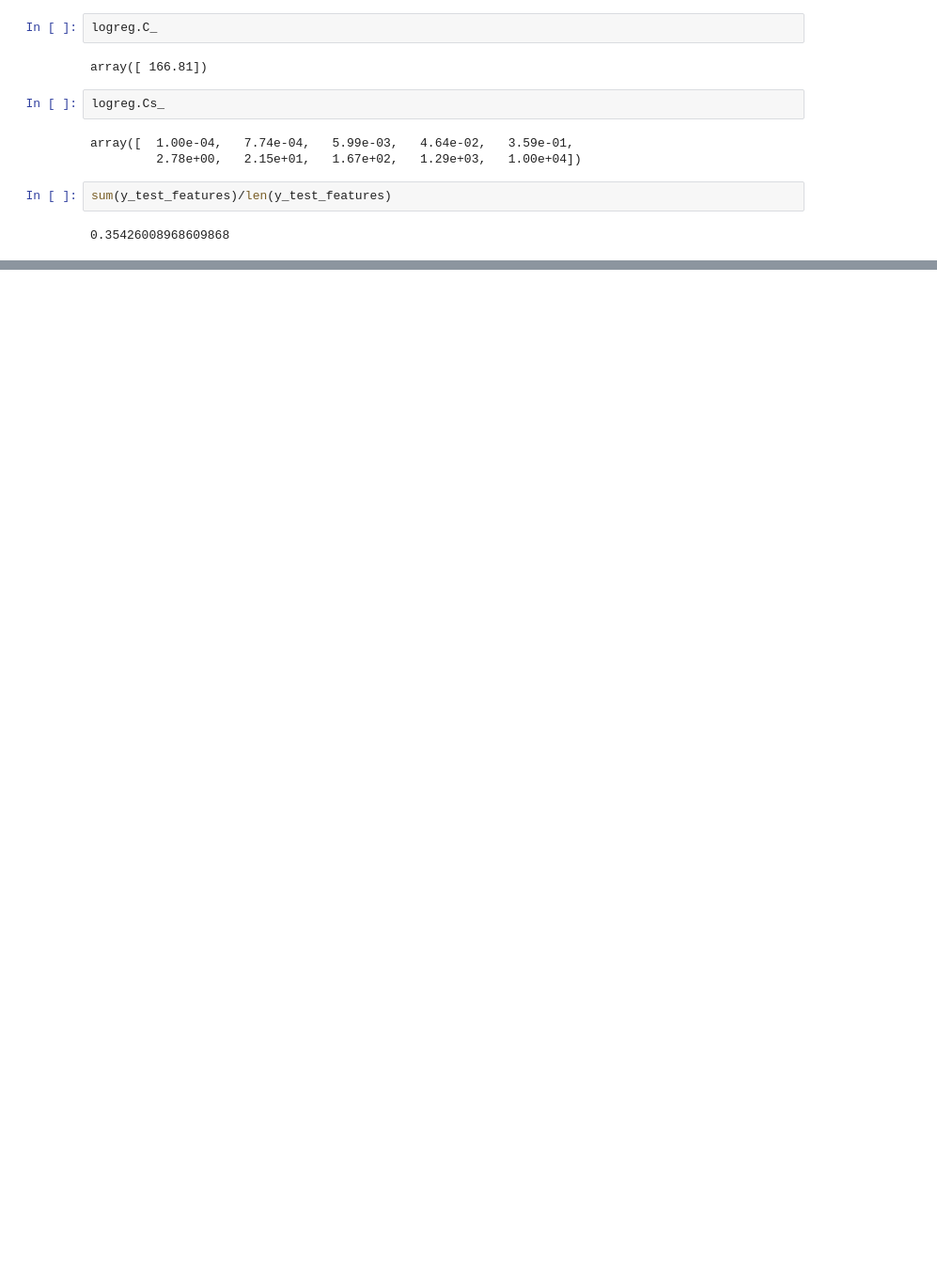
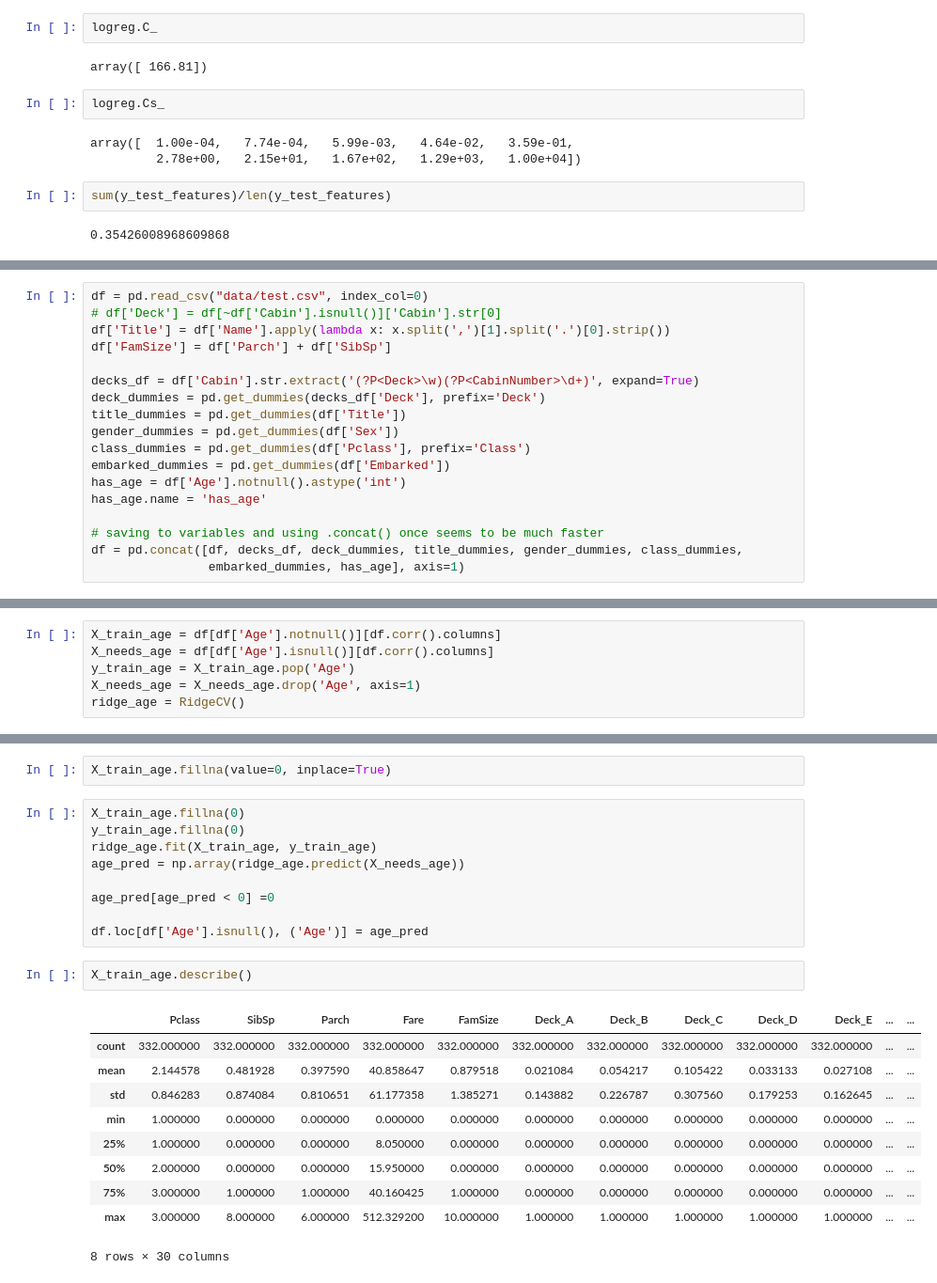
Before and after one commit to dvalp/coding-practice, a Jupyter notebook: kaggle/titanic/Titanic-Notebook.ipynb, the cells around one changed output, grey strips where cells are left out. Shown: that part at 94% size. Saved outputs shown, nothing was run; the diff lists cells and outputs as text; blank space fills up the shorter version.

```diff
--- a/kaggle/titanic/Titanic-Notebook.ipynb
+++ b/kaggle/titanic/Titanic-Notebook.ipynb
@@ -256,0 +313,18 @@ sum(y_test_features)/len(y_test_features)
+# %%
+df = pd.read_csv("data/test.csv", index_col=0)
+# df['Deck'] = df[~df['Cabin'].isnull()]['Cabin'].str[0]
+df['Title'] = df['Name'].apply(lambda x: x.split(',')[1].split('.')[0].strip())
+df['FamSize'] = df['Parch'] + df['SibSp']
+
+decks_df = df['Cabin'].str.extract('(?P<Deck>\w)(?P<CabinNumber>\d+)', expand=True)
+deck_dummies = pd.get_dummies(decks_df['Deck'], prefix='Deck')
+title_dummies = pd.get_dummies(df['Title'])
+gender_dummies = pd.get_dummies(df['Sex'])
+class_dummies = pd.get_dummies(df['Pclass'], prefix='Class')
+embarked_dummies = pd.get_dummies(df['Embarked'])
+has_age = df['Age'].notnull().astype('int')
+has_age.name = 'has_age'
+
+# saving to variables and using .concat() once seems to be much faster
+df = pd.concat([df, decks_df, deck_dummies, title_dummies, gender_dummies, class_dummies,
+                embarked_dummies, has_age], axis=1)
@@ -256,0 +333,6 @@ sum(y_test_features)/len(y_test_features)
+# %%
+X_train_age = df[df['Age'].notnull()][df.corr().columns]
+X_needs_age = df[df['Age'].isnull()][df.corr().columns]
+y_train_age = X_train_age.pop('Age')
+X_needs_age = X_needs_age.drop('Age', axis=1)
+ridge_age = RidgeCV()
@@ -256,0 +359,24 @@ sum(y_test_features)/len(y_test_features)
+# %%
+X_train_age.fillna(value=0, inplace=True)
+# %%
+X_train_age.fillna(0)
+y_train_age.fillna(0)
+ridge_age.fit(X_train_age, y_train_age)
+age_pred = np.array(ridge_age.predict(X_needs_age))
+
+age_pred[age_pred < 0] =0
+
+df.loc[df['Age'].isnull(), ('Age')] = age_pred
+# %%
+X_train_age.describe()
+# %% [output]
+|  | Pclass | SibSp | Parch | Fare | FamSize | Deck_A | Deck_B | Deck_C | Deck_D | Deck_E | ... | ... |
+| count | 332.000000 | 332.000000 | 332.000000 | 332.000000 | 332.000000 | 332.000000 | 332.000000 | 332.000000 | 332.000000 | 332.000000 | ... | ... |
+| mean | 2.144578 | 0.481928 | 0.397590 | 40.858647 | 0.879518 | 0.021084 | 0.054217 | 0.105422 | 0.033133 | 0.027108 | ... | ... |
+| std | 0.846283 | 0.874084 | 0.810651 | 61.177358 | 1.385271 | 0.143882 | 0.226787 | 0.307560 | 0.179253 | 0.162645 | ... | ... |
+| min | 1.000000 | 0.000000 | 0.000000 | 0.000000 | 0.000000 | 0.000000 | 0.000000 | 0.000000 | 0.000000 | 0.000000 | ... | ... |
+| 25% | 1.000000 | 0.000000 | 0.000000 | 8.050000 | 0.000000 | 0.000000 | 0.000000 | 0.000000 | 0.000000 | 0.000000 | ... | ... |
+| 50% | 2.000000 | 0.000000 | 0.000000 | 15.950000 | 0.000000 | 0.000000 | 0.000000 | 0.000000 | 0.000000 | 0.000000 | ... | ... |
+| 75% | 3.000000 | 1.000000 | 1.000000 | 40.160425 | 1.000000 | 0.000000 | 0.000000 | 0.000000 | 0.000000 | 0.000000 | ... | ... |
+| max | 3.000000 | 8.000000 | 6.000000 | 512.329200 | 10.000000 | 1.000000 | 1.000000 | 1.000000 | 1.000000 | 1.000000 | ... | ... |
+8 rows × 30 columns
```
Also changed, not shown: parts of 14 cells of this notebook.
